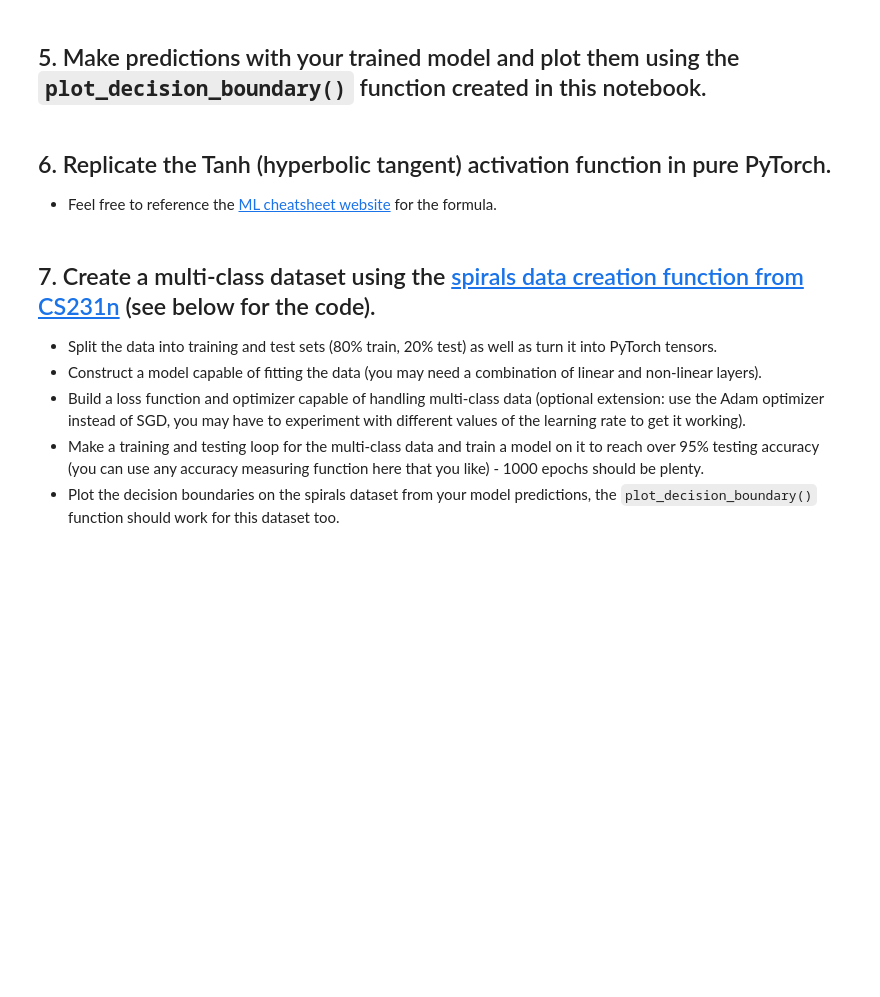
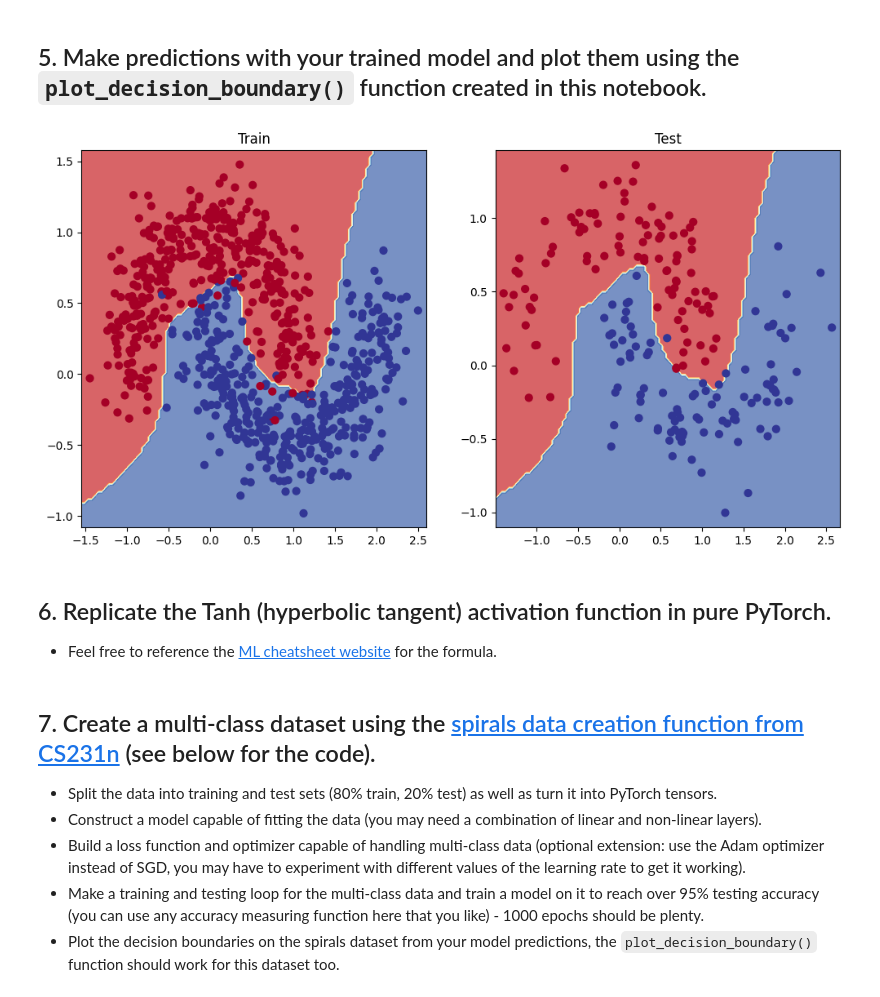
Before and after one commit to Maniacravi/pytorch-deep-learning, a Jupyter notebook: 02_pytorch_classification_exercises.ipynb, the cells around one changed output. Drawn from its saved outputs; the diff is of its cells as text; code cells hidden in the pictures; blank space fills up the shorter version.

```diff
--- a/02_pytorch_classification_exercises.ipynb
+++ b/02_pytorch_classification_exercises.ipynb
@@ -64,8 +111,10 @@ class MoonModelV0(nn.Module):
 ## 3. Setup a binary classification compatible loss function and optimizer to use when training the model built in 2.
 # %%
 # Setup loss function
-
+loss_fn = nn.BCEWithLogitsLoss()
 # Setup optimizer to optimize model's parameters
+# optimizer = torch.optim.SGD(params=model_0.parameters(), lr=0.1)
+optimizer = torch.optim.Adam(params=model_0.parameters(), lr=0.01)
 # %% [markdown]
 ## 4. Create a training and testing loop to fit the model you created in 2 to the data you created in 1.
   * Do a forward pass of the model to see what's coming out in the form of logits, prediction probabilities and labels.
@@ -74,16 +123,23 @@ class MoonModelV0(nn.Module):
   * The training loop should output progress every 10 epochs of the model's training and test set loss and accuracy.
 # %%
 # What's coming out of our model?
+y_logits = model_0(X_train)[:5]
 
 # logits (raw outputs of model)
-print("Logits:")
+print(f"Logits: {y_logits}")
+
 ## Your code here ##
+y_probs = torch.sigmoid(y_logits)
+# Prediction probabilities
+print(f"Pred probs: {y_probs}")
 
-# Prediction probabilities
-print("Pred probs:")
 ## Your code here ##
+y_preds = torch.round(y_probs)
+# Prediction labels
+print(f"Pred labels: {y_preds}")
 
-# Prediction labels
-print("Pred labels:")
 ## Your code here ##
+# In summary
+y_preds = torch.round(torch.sigmoid(model_0(X_train)))
+y_preds[:5]
 # %% [output]
@@ -98,3 +171,6 @@ from torchmetrics import Accuracy
 ## TODO: Uncomment this code to use the Accuracy function
 # acc_fn = Accuracy(task="multiclass", num_classes=2).to(device) # send accuracy function to device
 # acc_fn
+# %%
+acc_fn = Accuracy(task="multiclass", num_classes=2).to(device) # send accuracy function to device
+acc_fn
@@ -192,3 +285,15 @@ def plot_decision_boundary(model, X, y):
+# %%
+# Plot decision boundaries for training and test sets
+plt.figure(figsize=(12, 6))
+plt.subplot(1, 2, 1)
+plt.title("Train")
+plot_decision_boundary(model_0, X_train, y_train)
+plt.subplot(1, 2, 2)
+plt.title("Test")
+plot_decision_boundary(model_0, X_test, y_test)
+plt.show()
+# %% [output]
+[figure, added]
 # %% [markdown]
 ## 6. Replicate the Tanh (hyperbolic tangent) activation function in pure PyTorch.
   * Feel free to reference the [ML cheatsheet website](https://ml-cheatsheet.readthedocs.io/en/latest/activation_functions.html#tanh) for the formula.
```
Also changed, not shown: parts of 19 cells of this notebook.
